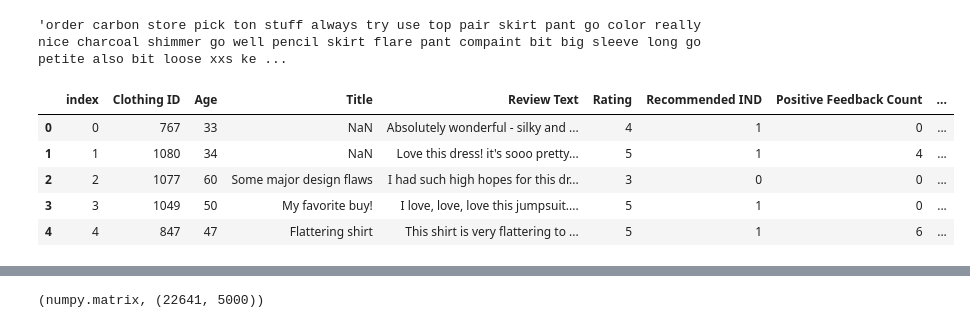
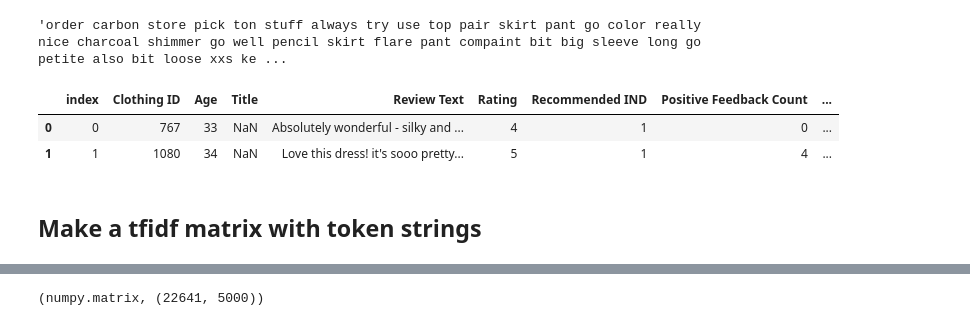
Before and after one commit to baharbiazar/E_Commerce_Reviews_Sentiment_Analysis, a Jupyter notebook: text_cleaning.ipynb, the cells around one changed output, grey strips where cells are left out. Saved outputs shown, nothing was run; the diff lists cells and outputs as text; code cells hidden in the pictures.

```diff
--- a/text_cleaning.ipynb
+++ b/text_cleaning.ipynb
@@ -284,13 +266,12 @@ df_and_token.iloc[7,-1]
 # %% [output]
 'order carbon store pick ton stuff always try use top pair skirt pant go color really nice charcoal shimmer go well pencil skirt flare pant compaint bit big sleeve long go petite also bit loose xxs ke ...
 # %%
-df_and_token.head()
+df_and_token.head(2)
 # %% [output]
 |  | index | Clothing ID | Age | Title | Review Text | Rating | Recommended IND | Positive Feedback Count | ... |
 | 0 | 0 | 767 | 33 | NaN | Absolutely wonderful - silky and ... | 4 | 1 | 0 | ... |
 | 1 | 1 | 1080 | 34 | NaN | Love this dress! it's sooo pretty... | 5 | 1 | 4 | ... |
-| 2 | 2 | 1077 | 60 | Some major design flaws | I had such high hopes for this dr... | 3 | 0 | 0 | ... |
-| 3 | 3 | 1049 | 50 | My favorite buy! | I love, love, love this jumpsuit.... | 5 | 1 | 0 | ... |
-| 4 | 4 | 847 | 47 | Flattering shirt | This shirt is very flattering to ... | 5 | 1 | 6 | ... |
 # %%
 df_and_token.to_csv('data/df_and_token.csv')
+# %% [markdown]
+## Make a tfidf matrix with token strings
```
Also changed, not shown: parts of 15 cells of this notebook.
